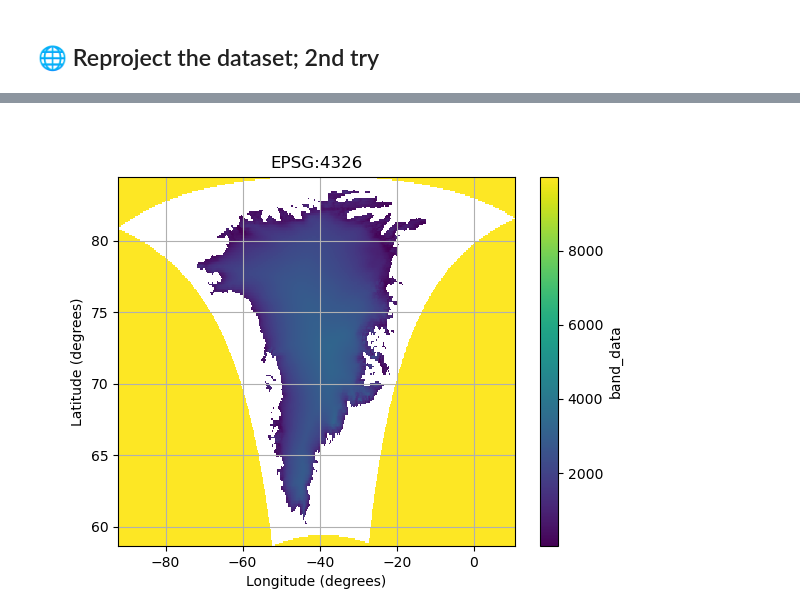
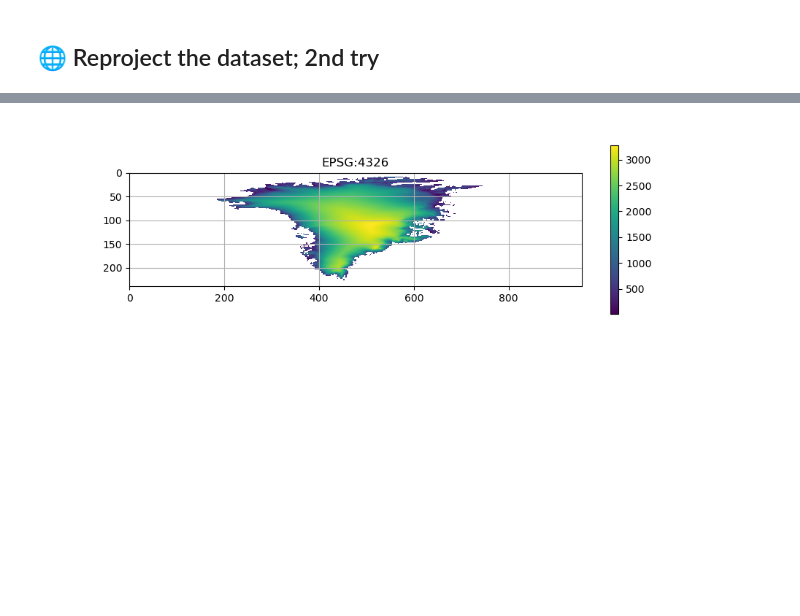
Before and after one commit to qgreenland-workshop-2023-researcher/qgreenland-workshop-2023-researcher.github.io, a Jupyter notebook: content/exercises/data-scenarios/raster-needs-reprojection/solutions/solution.ipynb, the cells around one changed output, grey strips where cells are left out. Saved outputs shown, nothing was run; the diff lists cells and outputs as text; code cells hidden in the pictures; blank space fills up the shorter version.

```diff
--- a/content/exercises/data-scenarios/raster-needs-reprojection/solutions/solution.ipynb
+++ b/content/exercises/data-scenarios/raster-needs-reprojection/solutions/solution.ipynb
@@ -123,6 +139,9 @@ First, correctly set the NoData value on the source. _Then_ reproject.
 # %%
-epsg_3413_fixed = epsg_3413.rio.write_nodata(9999, encoded=True)
-epsg_3413_fixed = epsg_3413_fixed.where(epsg_3413_fixed != epsg_3413_fixed.rio.encoded_nodata)
+# Replace the nodata value
+epsg_3413_fixed = epsg_3413.where(epsg_3413 != 9999)
+epsg_3413_fixed = epsg_3413_fixed.rio.write_nodata(9999, encoded=True)
+print(f"NoData encoded as: {epsg_3413_fixed.rio.encoded_nodata}")
+
 epsg_4326_fixed = epsg_3413_fixed.rio.reproject(
     "EPSG:4326",
     resampling=Resampling.bilinear,
@@ -145,10 +151,9 @@ Attributes:
 # %%
-plt.figure()
-plot = epsg_4326_fixed[0].plot.imshow()
+plt.figure(figsize=(10,3))
+plot = plt.imshow(epsg_4326_fixed[0])
+plot.axes.set_title('EPSG:4326')
 plot.axes.grid()
-plot.axes.set_title('EPSG:4326')
-plot.axes.set_xlabel('Longitude (degrees)')
-plot.axes.set_ylabel('Latitude (degrees)')
+plt.colorbar()
 plt.show()
 # %% [output]
-[figure, old version]
+[figure, new version]
```
Also changed, not shown: parts of 11 cells of this notebook.
